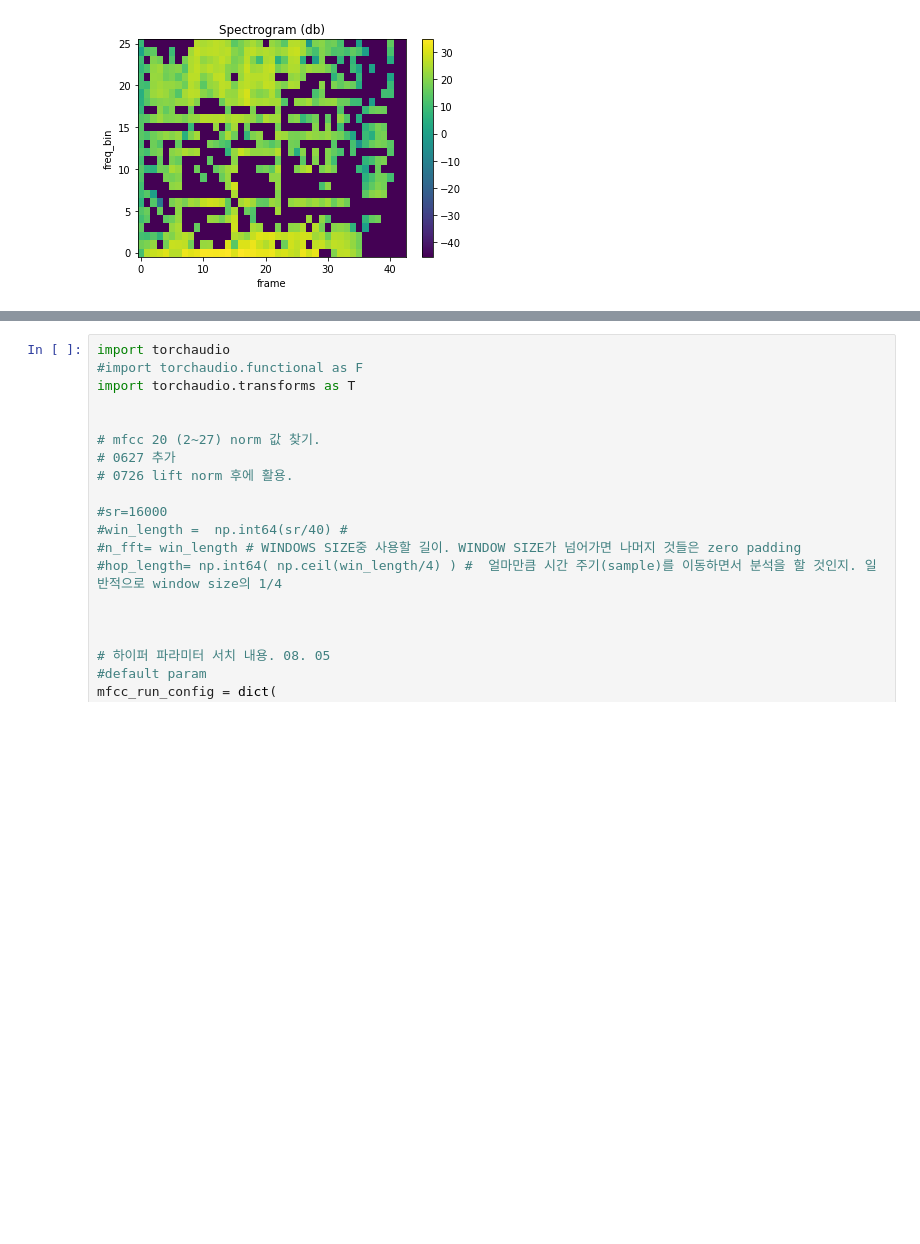
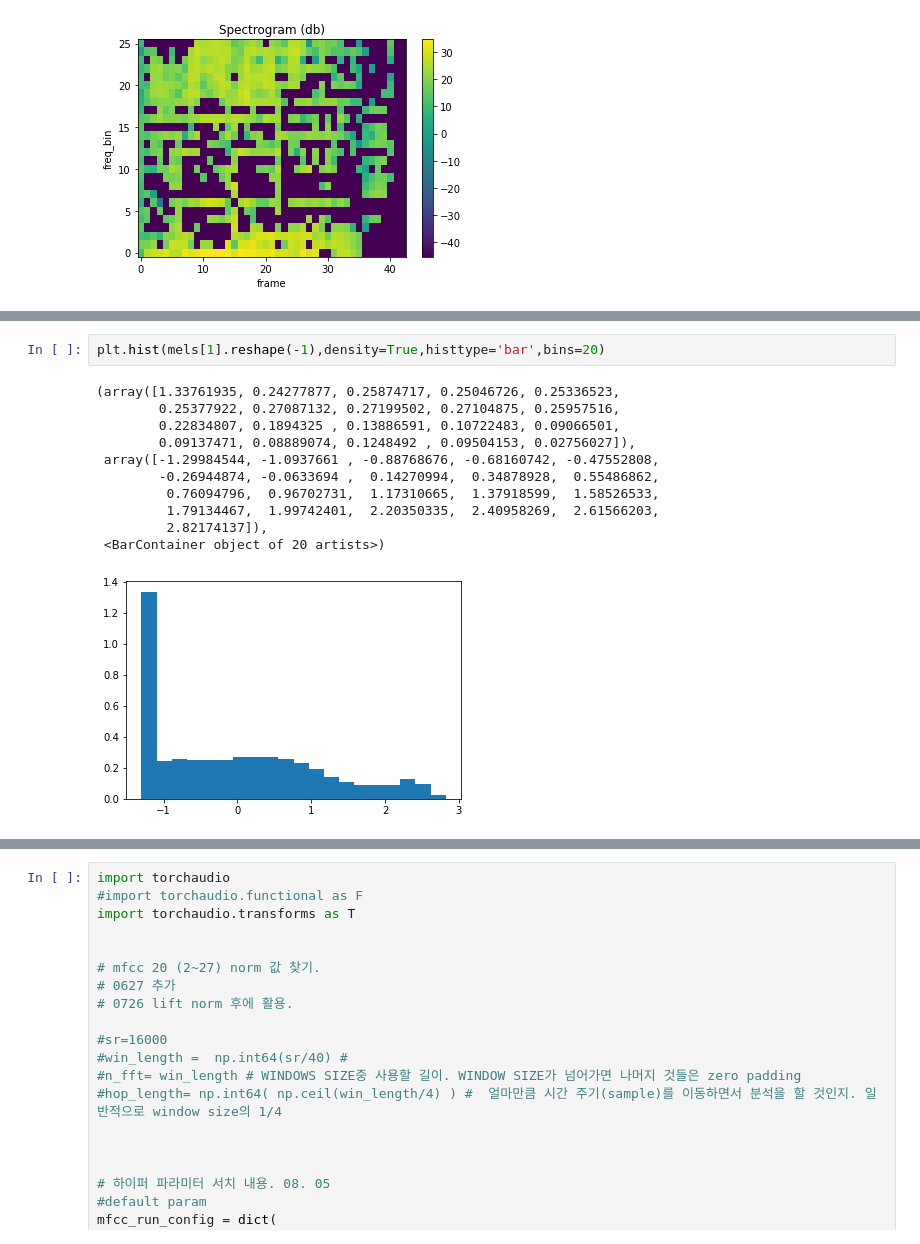
Before and after one commit to bub3690/voice_pathology_ai, a Jupyter notebook: distribution.ipynb, the cells around one changed output, grey strips where cells are left out. Cells and saved outputs as stored; diff of their text form; blank space fills up the shorter version.

```diff
--- a/distribution.ipynb
+++ b/distribution.ipynb
@@ -532,0 +680,14 @@ normalize 분포
+# %%
+plt.hist(mels[1].reshape(-1),density=True,histtype='bar',bins=20)
+# %% [output]
+(array([1.33761935, 0.24277877, 0.25874717, 0.25046726, 0.25336523,
+        0.25377922, 0.27087132, 0.27199502, 0.27104875, 0.25957516,
+        0.22834807, 0.1894325 , 0.13886591, 0.10722483, 0.09066501,
+        0.09137471, 0.08889074, 0.1248492 , 0.09504153, 0.02756027]),
+ array([-1.29984544, -1.0937661 , -0.88768676, -0.68160742, -0.47552808,
+        -0.26944874, -0.0633694 ,  0.14270994,  0.34878928,  0.55486862,
+         0.76094796,  0.96702731,  1.17310665,  1.37918599,  1.58526533,
+         1.79134467,  1.99742401,  2.20350335,  2.40958269,  2.61566203,
+         2.82174137]),
+ <BarContainer object of 20 artists>)
+[figure, added]
```
Also changed, not shown: parts of 28 cells of this notebook.
